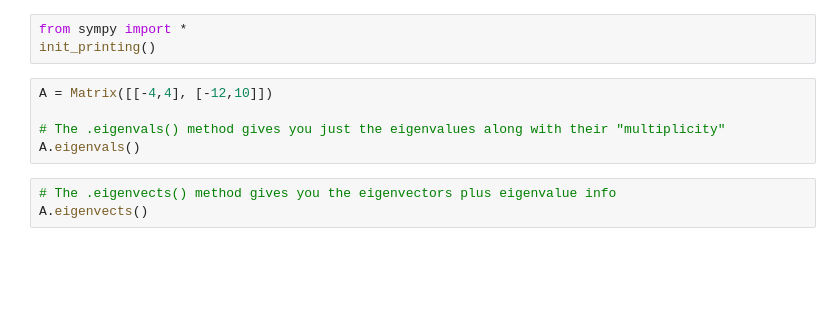
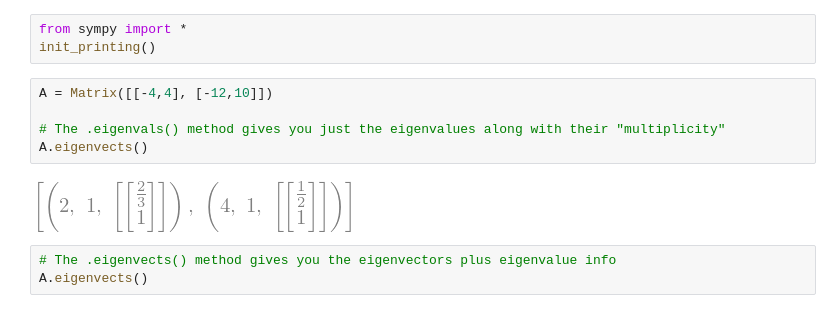
Before and after one commit to RobertTalbert/linalg-diffeq, a Jupyter notebook: lessons/MTH 302 Feb 9 Eigenvalues and eigenvectors.ipynb, the cells around one changed output. Drawn from its saved outputs; the diff is of its cells as text; blank space fills up the shorter version.

```diff
--- a/lessons/MTH 302 Feb 9 Eigenvalues and eigenvectors.ipynb
+++ b/lessons/MTH 302 Feb 9 Eigenvalues and eigenvectors.ipynb
@@ -68,8 +73,10 @@ init_printing()
 # %%
 A = Matrix([[-4,4], [-12,10]])
 
 # The .eigenvals() method gives you just the eigenvalues along with their "multiplicity"
-A.eigenvals()
+A.eigenvects()
+# %% [output]
+[figure, added]
 # %%
 # The .eigenvects() method gives you the eigenvectors plus eigenvalue info
 A.eigenvects()
```
Also changed, not shown: parts of 4 cells of this notebook, 1 other file.
